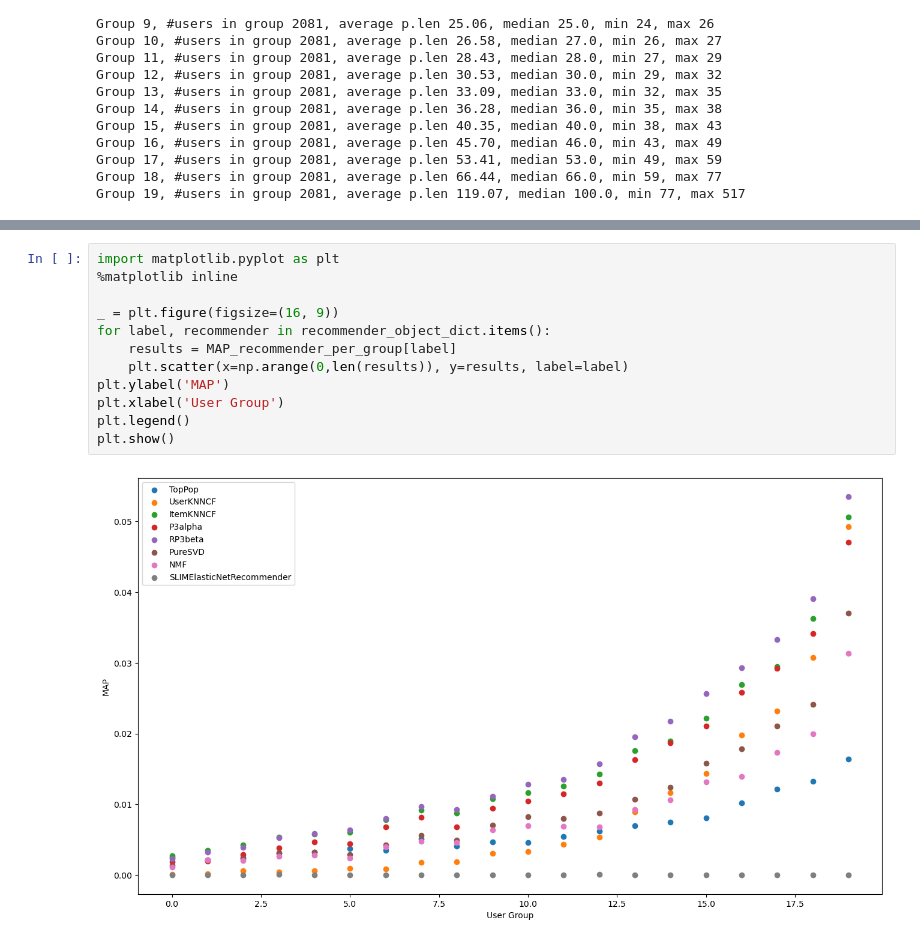
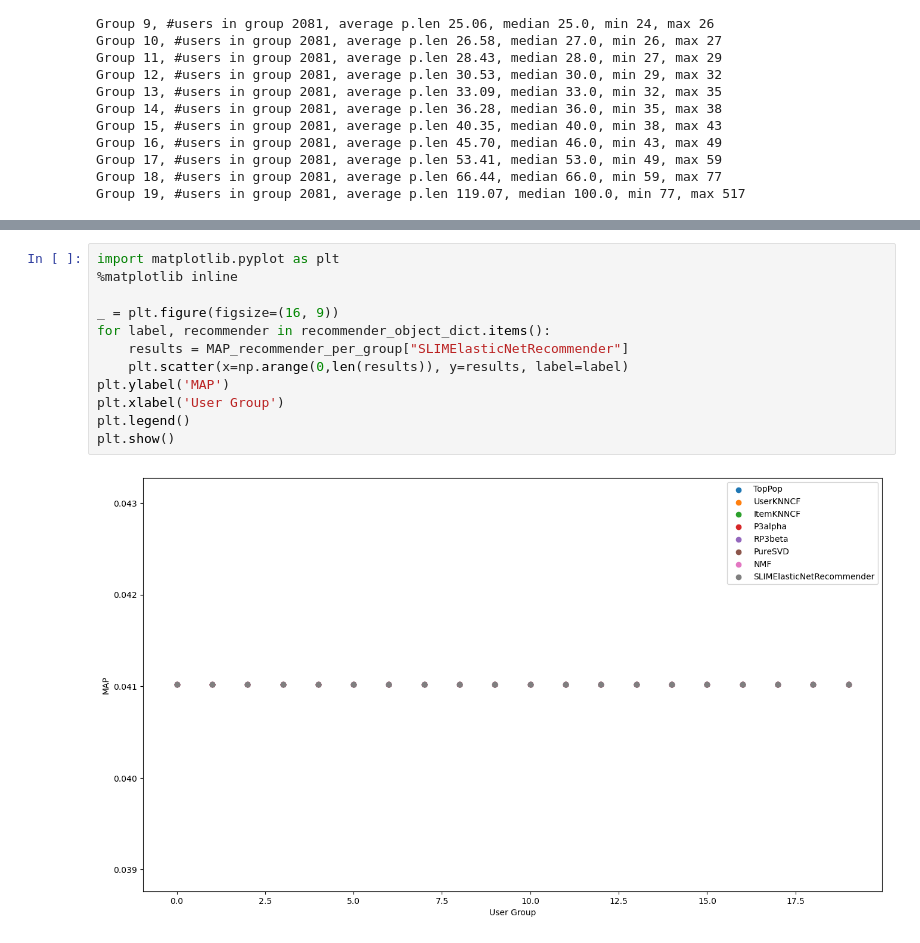
Before and after one commit to francesco-mattioli/rec-sys-challenge-Polimi, a Jupyter notebook: Hybrid_user_wise.ipynb, the cells around one changed output, grey strips where cells are left out. Cells and saved outputs as stored; diff of their text form.

```diff
--- a/Hybrid_user_wise.ipynb
+++ b/Hybrid_user_wise.ipynb
@@ -260,14 +323,14 @@ NameError: name 'block_size' is not defined
 # %%
 import matplotlib.pyplot as plt
 %matplotlib inline
 
 _ = plt.figure(figsize=(16, 9))
 for label, recommender in recommender_object_dict.items():
-    results = MAP_recommender_per_group[label]
+    results = MAP_recommender_per_group["SLIMElasticNetRecommender"]
     plt.scatter(x=np.arange(0,len(results)), y=results, label=label)
 plt.ylabel('MAP')
 plt.xlabel('User Group')
 plt.legend()
 plt.show()
 # %% [output]
-[figure, old version]
+[figure, new version]
```
Also changed, not shown: parts of 3 cells of this notebook.
